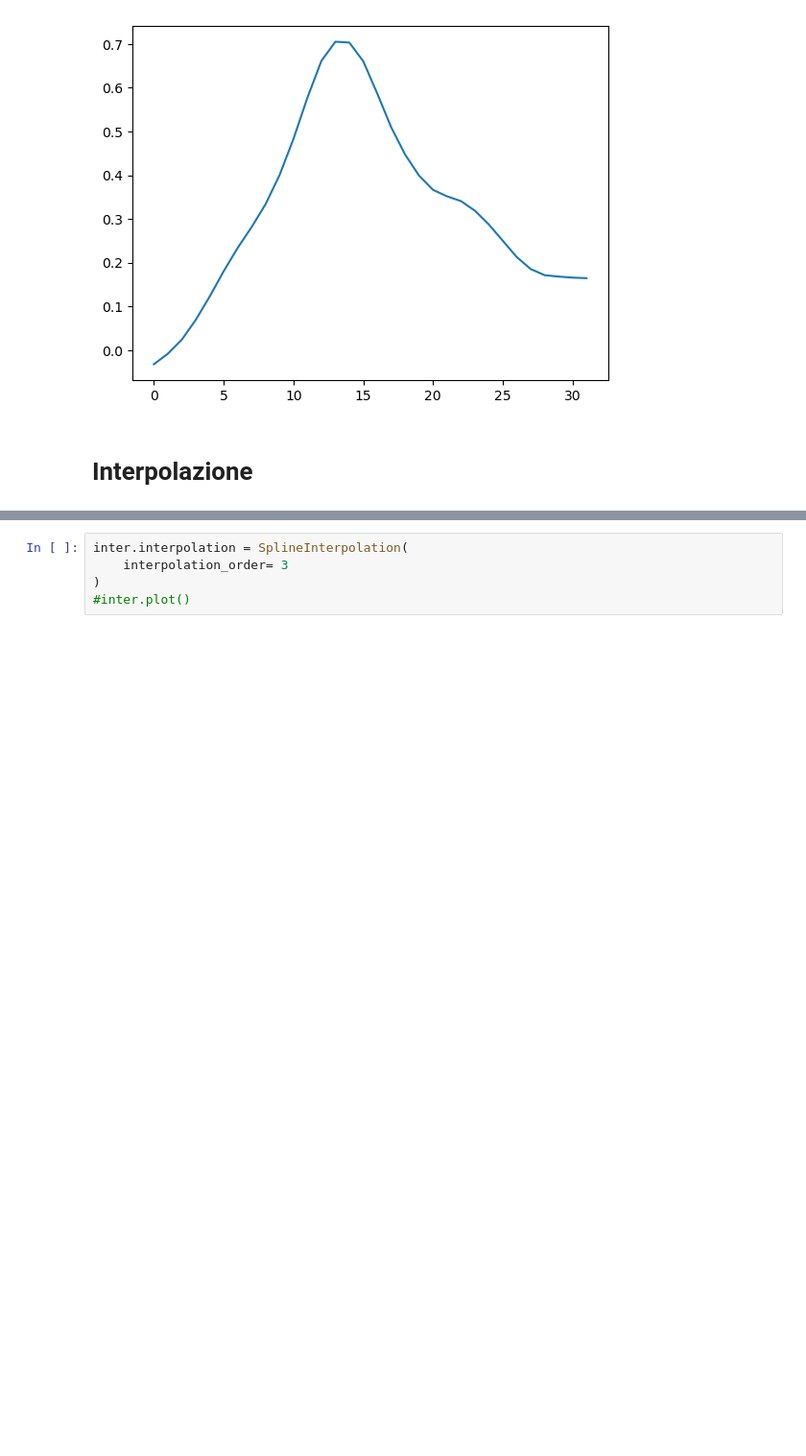
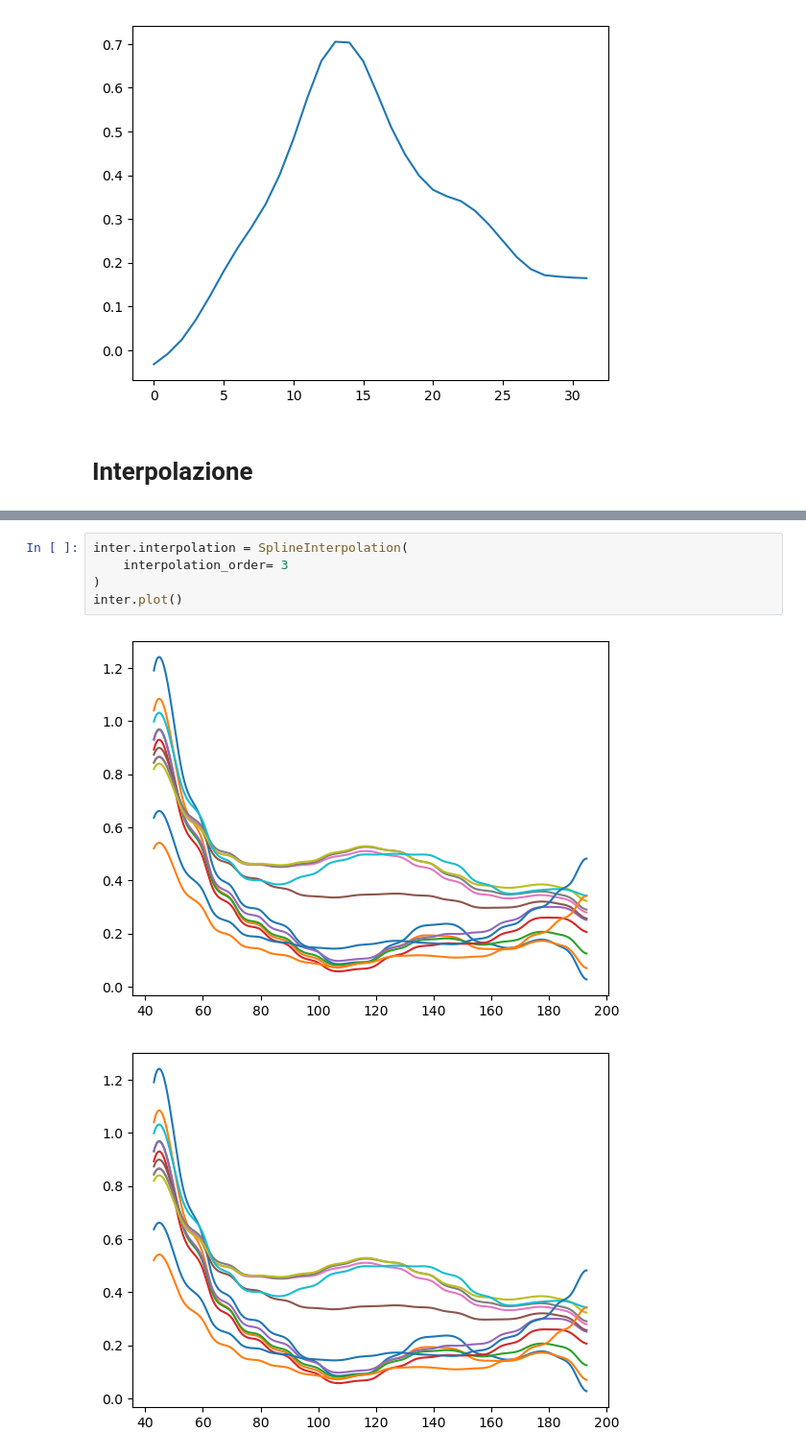
Before and after one commit to Simone-Scalella/AgriVision2022, a Jupyter notebook: impResa.ipynb, the cells around one changed output, grey strips where cells are left out. Shown: that part at 96% size. Cells and saved outputs as stored; diff of their text form; blank space fills up the shorter version.

```diff
--- a/impResa.ipynb
+++ b/impResa.ipynb
@@ -110,6 +112,9 @@ inter = skfda.FDataGrid(
 # %%
 inter.interpolation = SplineInterpolation(
     interpolation_order= 3
 )
-#inter.plot()
+inter.plot()
+# %% [output]
+[figure, added]
+[figure, added]
 # %%
```
Also changed, not shown: parts of 5 cells of this notebook.
